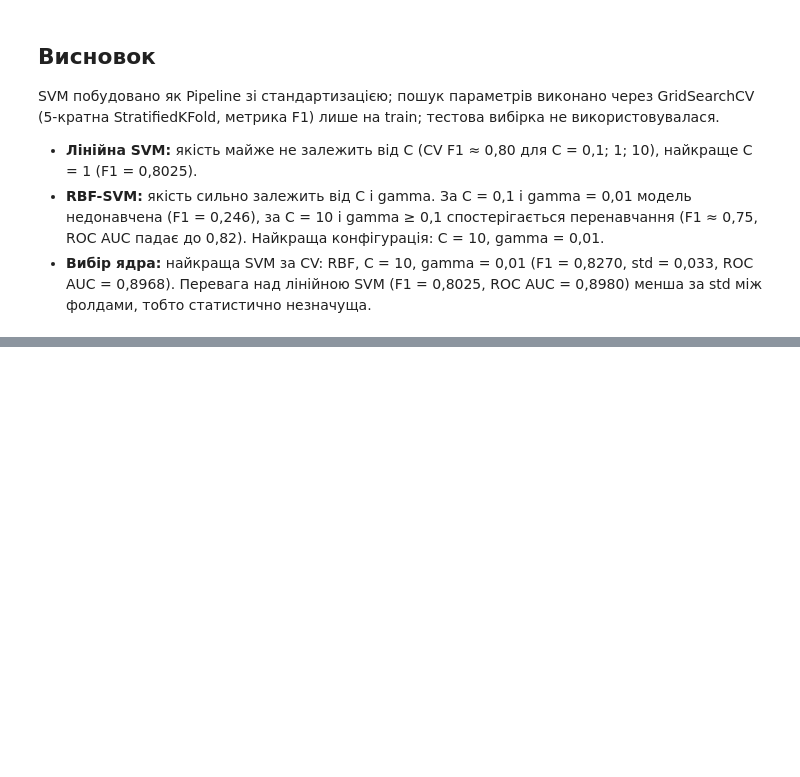
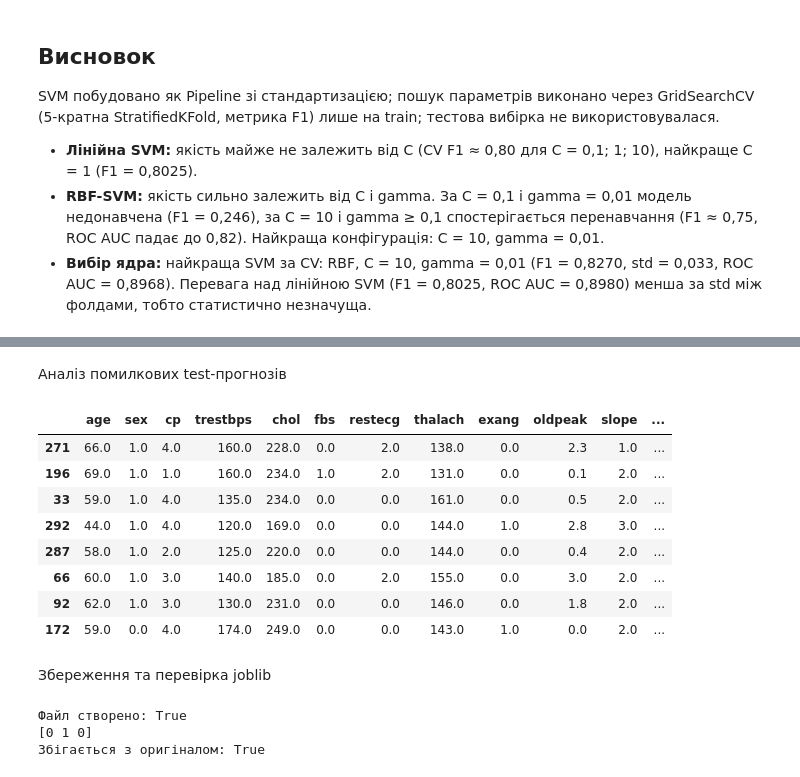
Before and after one commit to Oleh12342/pattern-recognition-practice, a Jupyter notebook: classification-mini-project/notebooks/PR04_Kulesh_O.ipynb, the cells around one changed output, grey strips where cells are left out. Saved outputs shown, nothing was run; the diff lists cells and outputs as text; code cells hidden in the pictures; blank space fills up the shorter version.

```diff
--- a/classification-mini-project/notebooks/PR04_Kulesh_O.ipynb
+++ b/classification-mini-project/notebooks/PR04_Kulesh_O.ipynb
@@ -695,0 +823,34 @@ SVM побудовано як Pipeline зі стандартизацією; по
+# %% [markdown]
+Аналіз помилкових test-прогнозів
+# %%
+errors = X_test.copy()
+errors["Справжній клас"] = y_test
+errors["Прогноз"] = y_pred
+errors["P(клас 1)"] = y_proba.round(3)
+errors = errors[errors["Справжній клас"] != errors["Прогноз"]]
+display(errors)
+# %% [output]
+|  | age | sex | cp | trestbps | chol | fbs | restecg | thalach | exang | oldpeak | slope | ... |
+| 271 | 66.0 | 1.0 | 4.0 | 160.0 | 228.0 | 0.0 | 2.0 | 138.0 | 0.0 | 2.3 | 1.0 | ... |
+| 196 | 69.0 | 1.0 | 1.0 | 160.0 | 234.0 | 1.0 | 2.0 | 131.0 | 0.0 | 0.1 | 2.0 | ... |
+| 33 | 59.0 | 1.0 | 4.0 | 135.0 | 234.0 | 0.0 | 0.0 | 161.0 | 0.0 | 0.5 | 2.0 | ... |
+| 292 | 44.0 | 1.0 | 4.0 | 120.0 | 169.0 | 0.0 | 0.0 | 144.0 | 1.0 | 2.8 | 3.0 | ... |
+| 287 | 58.0 | 1.0 | 2.0 | 125.0 | 220.0 | 0.0 | 0.0 | 144.0 | 0.0 | 0.4 | 2.0 | ... |
+| 66 | 60.0 | 1.0 | 3.0 | 140.0 | 185.0 | 0.0 | 2.0 | 155.0 | 0.0 | 3.0 | 2.0 | ... |
+| 92 | 62.0 | 1.0 | 3.0 | 130.0 | 231.0 | 0.0 | 0.0 | 146.0 | 0.0 | 1.8 | 2.0 | ... |
+| 172 | 59.0 | 0.0 | 4.0 | 174.0 | 249.0 | 0.0 | 0.0 | 143.0 | 1.0 | 0.0 | 2.0 | ... |
+# %% [markdown]
+Збереження та перевірка joblib
+# %%
+MODEL_PATH = MODELS_DIR / "best_classifier.joblib"
+joblib.dump(final_pipeline, MODEL_PATH)
+print("Файл створено:", MODEL_PATH.exists())
+
+loaded = joblib.load(MODEL_PATH)
+print(loaded.predict(X_test.head(3)))
+print("Збігається з оригіналом:",
+      (loaded.predict(X_test) == final_pipeline.predict(X_test)).all())
+# %% [output]
+Файл створено: True
+[0 1 0]
+Збігається з оригіналом: True
```
Also changed, not shown: parts of 22 cells of this notebook.
